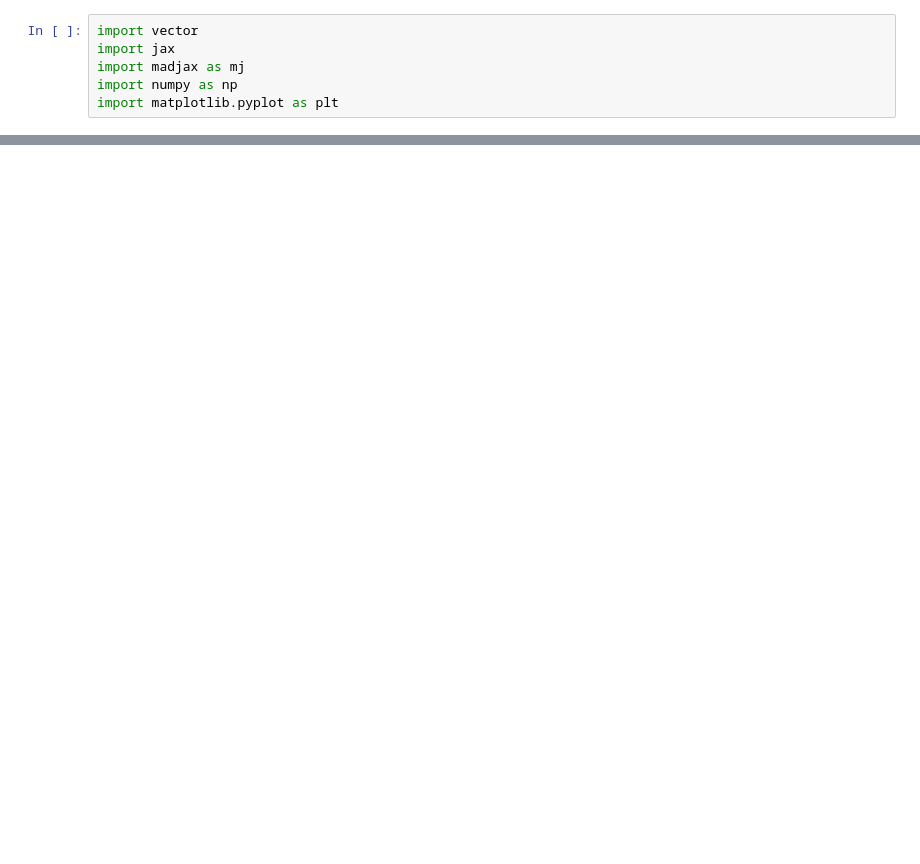
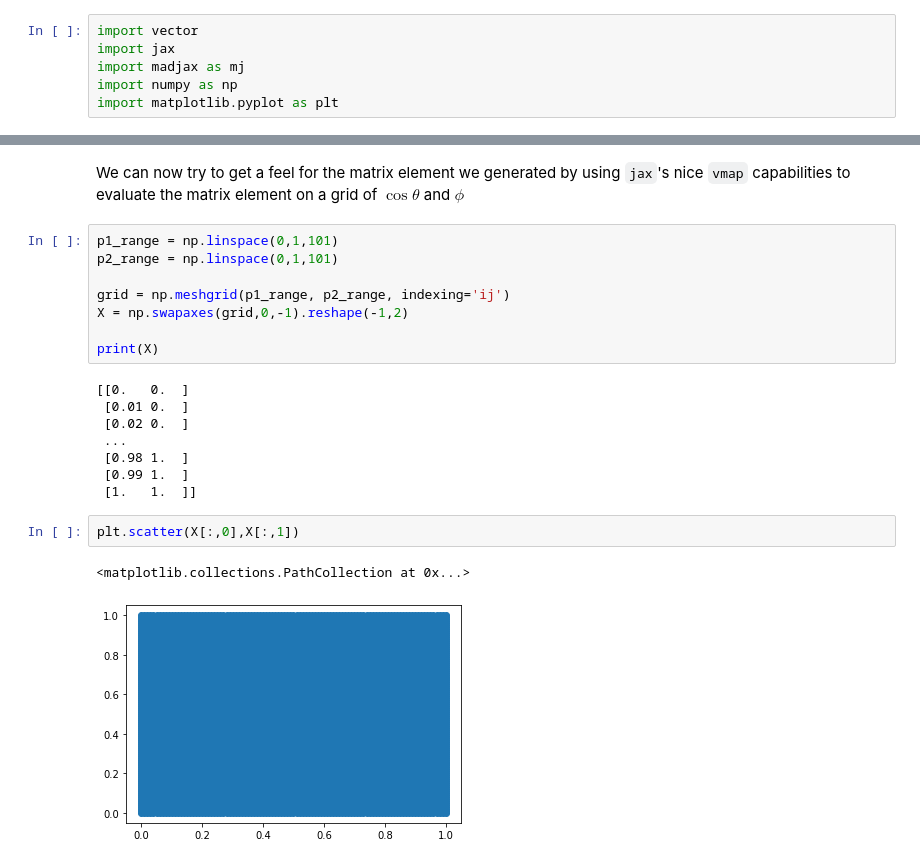
Before and after one commit to lukasheinrich/iml_madjax_binder, a Jupyter notebook: MadJax.ipynb, the cells around one changed output, grey strips where cells are left out. Saved outputs shown, nothing was run; the diff lists cells and outputs as text; blank space fills up the shorter version.

```diff
--- a/MadJax.ipynb
+++ b/MadJax.ipynb
@@ -148,0 +252,23 @@ a[:,0].min(),a[:,0].max(),a[:,1].min(),a[:,1].max()
+# %% [markdown]
+We can now try to get a feel for the matrix element we generated by using `jax`'s nice `vmap` capabilities to evaluate the matrix element on a grid of $\cos\theta$ and $\phi$
+# %%
+p1_range = np.linspace(0,1,101)
+p2_range = np.linspace(0,1,101)
+
+grid = np.meshgrid(p1_range, p2_range, indexing='ij')
+X = np.swapaxes(grid,0,-1).reshape(-1,2)
+
+print(X)
+# %% [output]
+[[0.   0.  ]
+ [0.01 0.  ]
+ [0.02 0.  ]
+ ...
+ [0.98 1.  ]
+ [0.99 1.  ]
+ [1.   1.  ]]
+# %%
+plt.scatter(X[:,0],X[:,1])
+# %% [output]
+<matplotlib.collections.PathCollection at 0x...>
+[figure, added]
```
Also changed, not shown: parts of 53 cells of this notebook.
